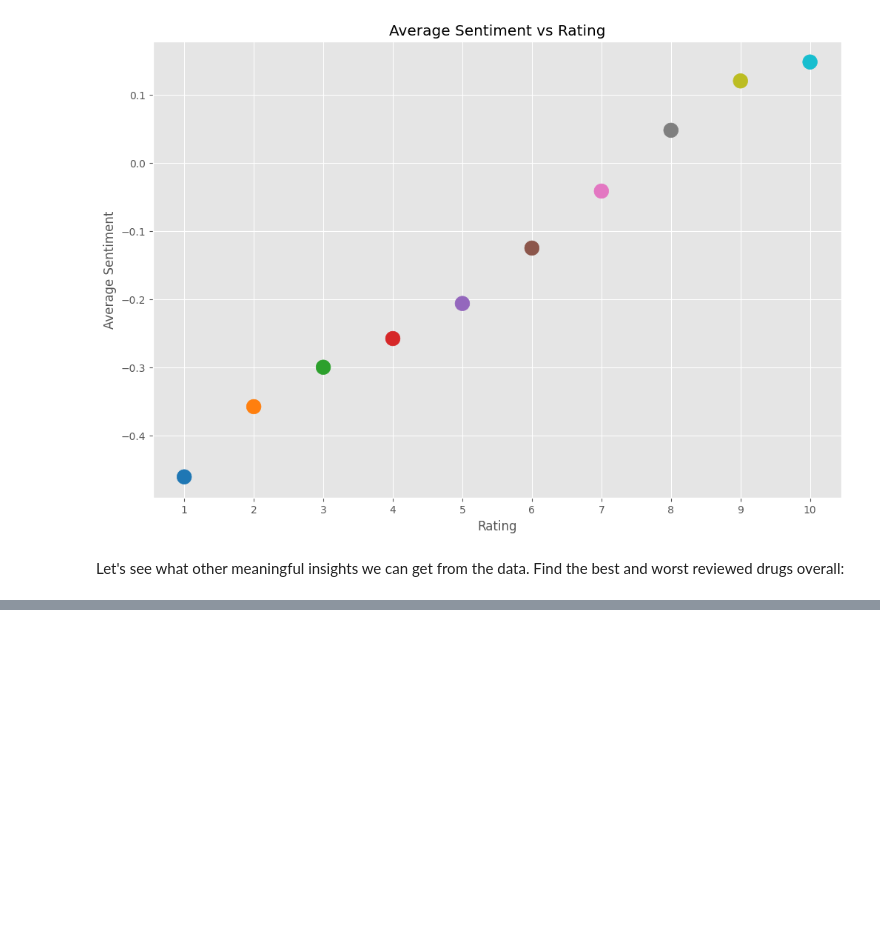
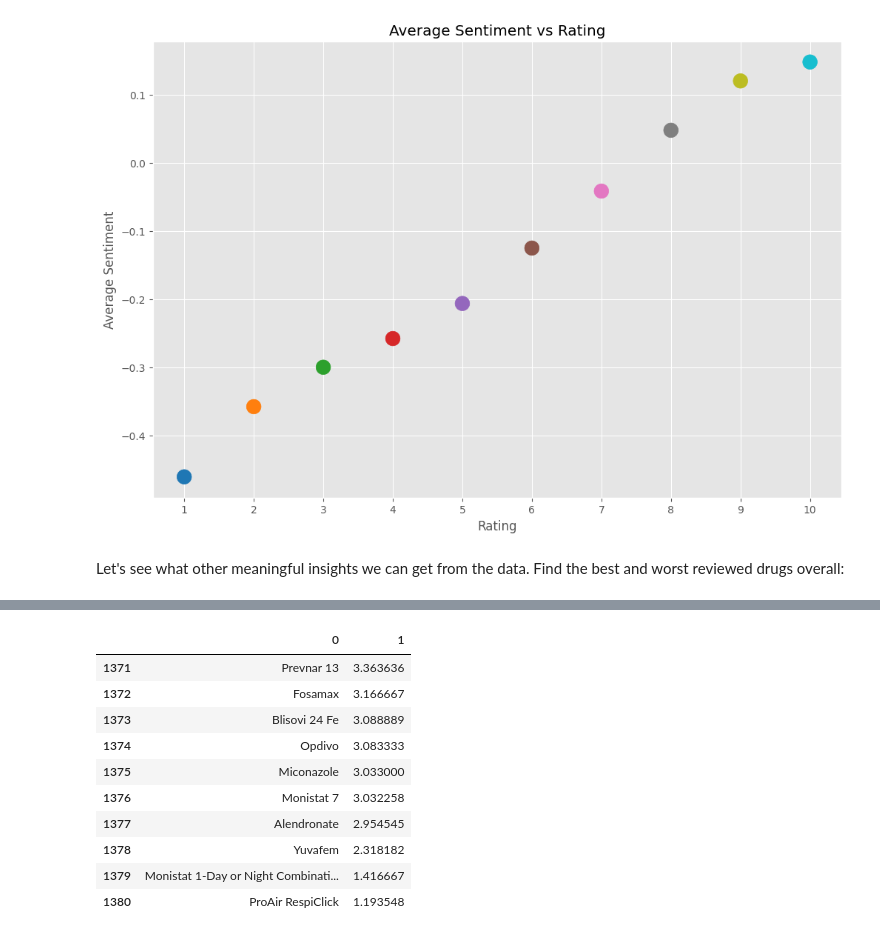
Before and after one commit to ArslanAmanov/AI-ML-DL, a Jupyter notebook: Kaggle Projects /UCI ML drug dataset/uci_ml drug test ML_algorithms.ipynb, the cells around one changed output, grey strips where cells are left out. Drawn from its saved outputs; the diff is of its cells as text; code cells hidden in the pictures; blank space fills up the shorter version.

```diff
--- a/Kaggle Projects /UCI ML drug dataset/uci_ml drug test ML_algorithms.ipynb
+++ b/Kaggle Projects /UCI ML drug dataset/uci_ml drug test ML_algorithms.ipynb
@@ -323,0 +358,14 @@ Let's see what other meaningful insights we can get from the data. Find the best
+# %%
+avg_rate[-10:]
+# %% [output]
+|  | 0 | 1 |
+| 1371 | Prevnar 13 | 3.363636 |
+| 1372 | Fosamax | 3.166667 |
+| 1373 | Blisovi 24 Fe | 3.088889 |
+| 1374 | Opdivo | 3.083333 |
+| 1375 | Miconazole | 3.033000 |
+| 1376 | Monistat 7 | 3.032258 |
+| 1377 | Alendronate | 2.954545 |
+| 1378 | Yuvafem | 2.318182 |
+| 1379 | Monistat 1-Day or Night Combinati... | 1.416667 |
+| 1380 | ProAir RespiClick | 1.193548 |
```
Also changed, not shown: parts of 13 cells of this notebook.
